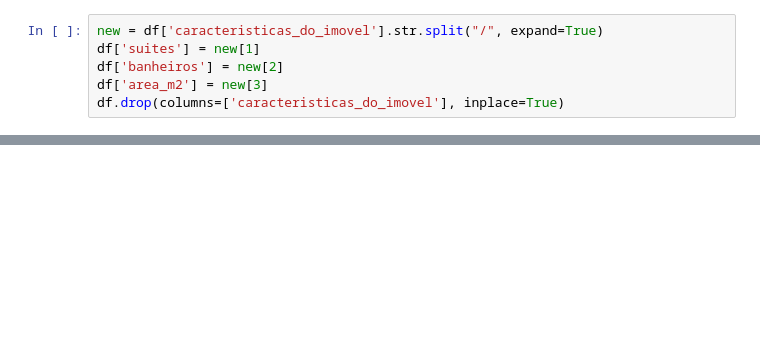
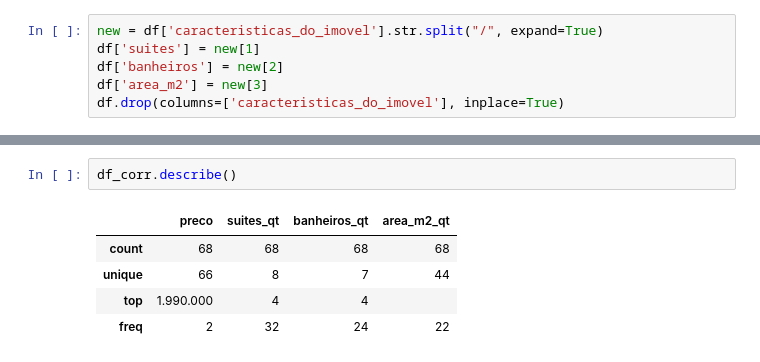
Before and after one commit to michellssgui22/PROJETOS_ESTUDO_WEBSCRAPER, a Jupyter notebook: projetos/imoveis-bc.ipynb, the cells around one changed output, grey strips where cells are left out. Drawn from its saved outputs; the diff is of its cells as text; blank space fills up the shorter version.

```diff
--- a/projetos/imoveis-bc.ipynb
+++ b/projetos/imoveis-bc.ipynb
@@ -130,0 +178,8 @@ df.head()
+# %%
+df_corr.describe()
+# %% [output]
+|  | preco | suites_qt | banheiros_qt | area_m2_qt |
+| count | 68 | 68 | 68 | 68 |
+| unique | 66 | 8 | 7 | 44 |
+| top | 1.990.000 | 4 | 4 |  |
+| freq | 2 | 32 | 24 | 22 |
```
Also changed, not shown: parts of 21 cells of this notebook.
